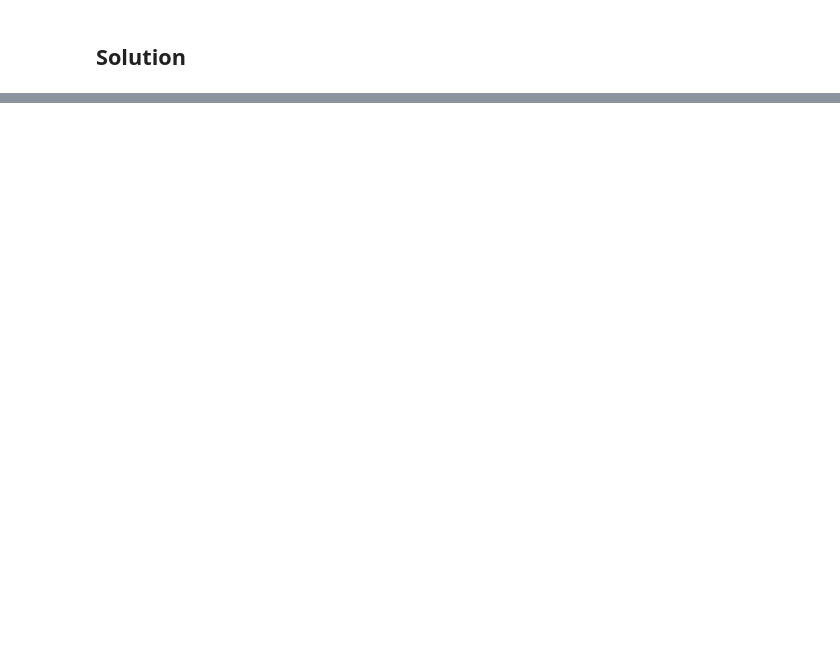
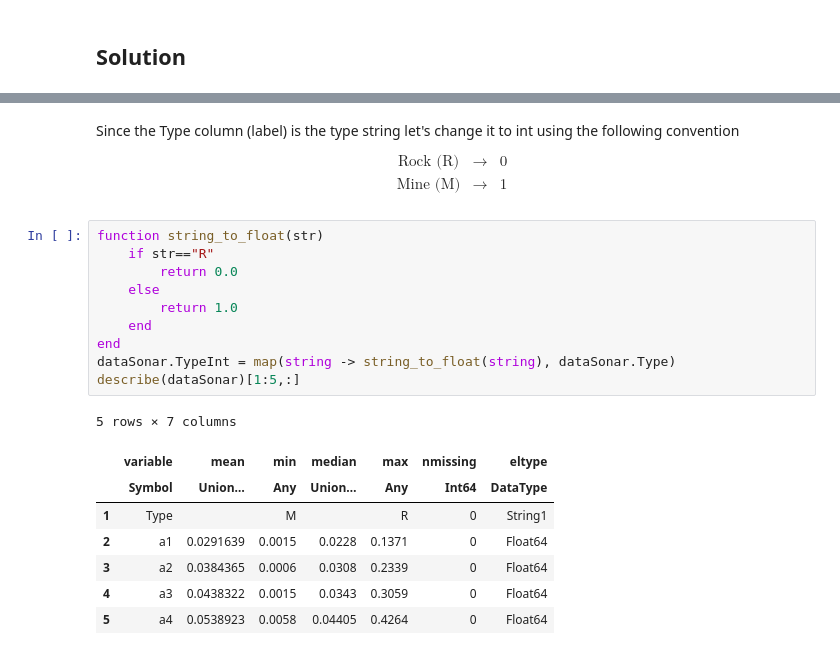
Before and after one commit to saguileran/MLM, a Jupyter notebook: Homewor2.ipynb, the cells around one changed output, grey strips where cells are left out. Saved outputs shown, nothing was run; the diff lists cells and outputs as text; blank space fills up the shorter version.

```diff
--- a/Homewor2.ipynb
+++ b/Homewor2.ipynb
@@ -56,0 +65,24 @@ dataSonar#[93:105,:]
+# %% [markdown]
+Since the Type column (label) is the type string let's change it to int using the following convention
+$$
+\begin{matrix} \text{Rock (R)} & \rightarrow & 0 \\ \text{Mine (M)} & \rightarrow & 1 \end{matrix}
+$$
+# %%
+function string_to_float(str)
+    if str=="R"
+        return 0.0
+    else
+        return 1.0
+    end
+end
+dataSonar.TypeInt = map(string -> string_to_float(string), dataSonar.Type)
+describe(dataSonar)[1:5,:]
+# %% [output]
+5 rows × 7 columns
+|  | variable | mean | min | median | max | nmissing | eltype |
+|  | Symbol | Union… | Any | Union… | Any | Int64 | DataType |
+| 1 | Type |  | M |  | R | 0 | String1 |
+| 2 | a1 | 0.0291639 | 0.0015 | 0.0228 | 0.1371 | 0 | Float64 |
+| 3 | a2 | 0.0384365 | 0.0006 | 0.0308 | 0.2339 | 0 | Float64 |
+| 4 | a3 | 0.0438322 | 0.0015 | 0.0343 | 0.3059 | 0 | Float64 |
+| 5 | a4 | 0.0538923 | 0.0058 | 0.04405 | 0.4264 | 0 | Float64 |
```
Also changed, not shown: parts of 30 cells of this notebook, 1 other file.
